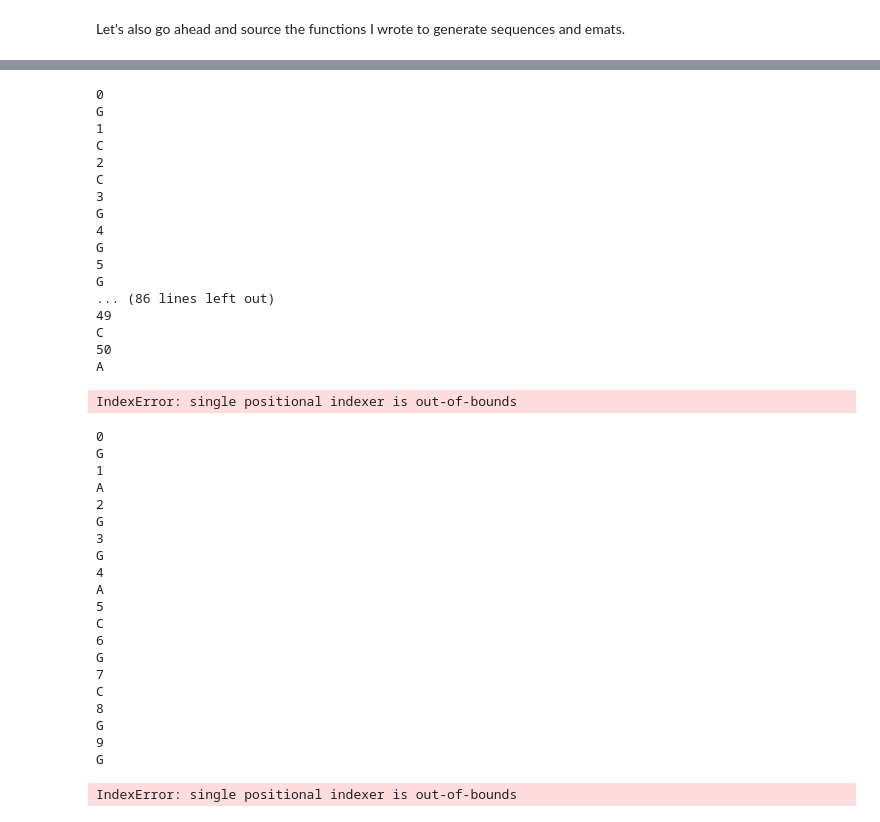
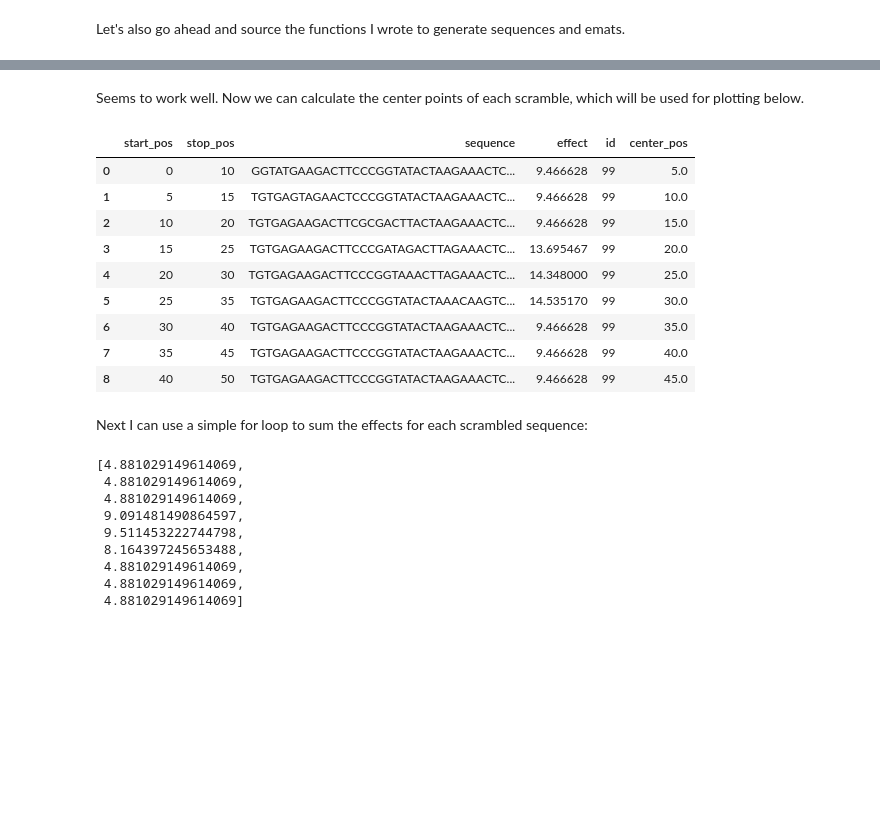
Before and after one commit to RPGroup-PBoC/Reg-Seq2, a Jupyter notebook: code/shs_sandbox/test_scrambles_random_seqs.ipynb, the cells around one changed output, grey strips where cells are left out. Drawn from its saved outputs; the diff is of its cells as text; code cells hidden in the pictures; blank space fills up the shorter version.

```diff
--- a/code/shs_sandbox/test_scrambles_random_seqs.ipynb
+++ b/code/shs_sandbox/test_scrambles_random_seqs.ipynb
@@ -70,0 +74,3 @@ scramble_seqs[0]
+# %%
+scrambles_df = wgregseq.create_scrambles_df(sequence = test_seq, windowsize = 10, overlap = 5, attempts = 100)
+scrambles_df
@@ -71,48 +88,35 @@ scramble_seqs[0]
+# %% [markdown]
+Seems to work well. Now we can calculate the center points of each scramble, which will be used for plotting below.
+# %%
+scrambles_df['center_pos'] = scrambles_df[['start_pos','stop_pos']].mean(axis = 1)
+scrambles_df
+# %% [output]
+|  | start_pos | stop_pos | sequence | effect | id | center_pos |
+| 0 | 0 | 10 | GGTATGAAGACTTCCCGGTATACTAAGAAACTC... | 9.466628 | 99 | 5.0 |
+| 1 | 5 | 15 | TGTGAGTAGAACTCCCGGTATACTAAGAAACTC... | 9.466628 | 99 | 10.0 |
+| 2 | 10 | 20 | TGTGAGAAGACTTCGCGACTTACTAAGAAACTC... | 9.466628 | 99 | 15.0 |
+| 3 | 15 | 25 | TGTGAGAAGACTTCCCGATAGACTTAGAAACTC... | 13.695467 | 99 | 20.0 |
+| 4 | 20 | 30 | TGTGAGAAGACTTCCCGGTAAACTTAGAAACTC... | 14.348000 | 99 | 25.0 |
+| 5 | 25 | 35 | TGTGAGAAGACTTCCCGGTATACTAAACAAGTC... | 14.535170 | 99 | 30.0 |
+| 6 | 30 | 40 | TGTGAGAAGACTTCCCGGTATACTAAGAAACTC... | 9.466628 | 99 | 35.0 |
+| 7 | 35 | 45 | TGTGAGAAGACTTCCCGGTATACTAAGAAACTC... | 9.466628 | 99 | 40.0 |
+| 8 | 40 | 50 | TGTGAGAAGACTTCCCGGTATACTAAGAAACTC... | 9.466628 | 99 | 45.0 |
+# %% [markdown]
+Next I can use a simple for loop to sum the effects for each scrambled sequence:
 # %%
 effects = []
 
-for seq in scramble_seqs:
-    effects = [effects,sum_emat(seq = seq, emat = emat_df)]
+for seq in scrambles_df['sequence']:
+    effects.append(sum_emat(seq = seq, emat = emat_df))
+
+effects
 # %% [output]
-0
-G
-1
-C
-2
-C
-3
-G
-4
-G
-5
-G
-... (86 lines left out)
-49
-C
-50
-A
+[4.881029149614069,
+ 4.881029149614069,
+ 4.881029149614069,
+ 9.091481490864597,
+ 9.511453222744798,
+ 8.164397245653488,
+ 4.881029149614069,
+ 4.881029149614069,
+ 4.881029149614069]
-IndexError: single positional indexer is out-of-bounds
-# %%
-sum_emat(seq = scramble_seqs[0], emat = emat_df)
-# %% [output]
-0
-G
-1
-A
-2
-G
-3
-G
-4
-A
-5
-C
-6
-G
-7
-C
-8
-G
-9
-G
-IndexError: single positional indexer is out-of-bounds
```
Also changed, not shown: parts of 25 cells of this notebook, 2 other files.
